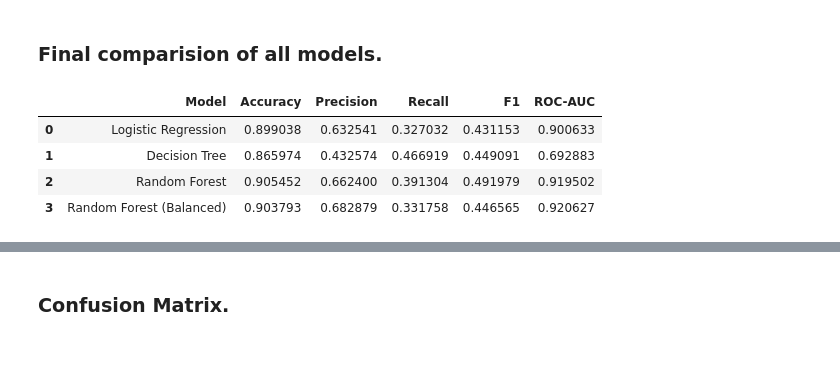
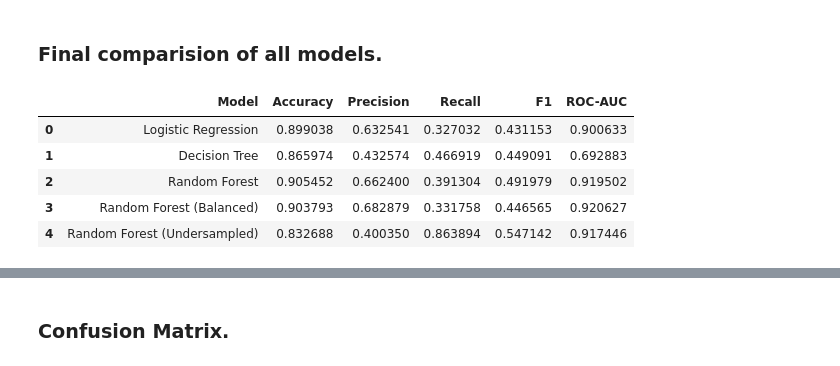
Before and after one commit to JISOOUNNIE1234/MSc_Data_Science_Project, a Jupyter notebook: DS_Project_Srujan.ipynb, the cells around one changed output, grey strips where cells are left out. Drawn from its saved outputs; the diff is of its cells as text; code cells hidden in the pictures.

```diff
--- a/DS_Project_Srujan.ipynb
+++ b/DS_Project_Srujan.ipynb
@@ -649,0 +610,12 @@ plt.show()
+# %%
+# Apply Undersampling.
+
+rus = RandomUnderSampler(random_state=42)
+
+X_train_rus, y_train_rus = rus.fit_resample(X_train, y_train)
+
+print("Before Undersampling:")
+print(y_train.value_counts())
+
+print("\nAfter Undersampling:")
+print(y_train_rus.value_counts())
@@ -649,0 +634,9 @@ plt.show()
+# %%
+# Train Model.
+
+rf_rus = RandomForestClassifier(random_state=42)
+
+rf_rus.fit(X_train_rus, y_train_rus)
+
+y_pred_rf_rus = rf_rus.predict(X_test)
+y_prob_rf_rus = rf_rus.predict_proba(X_test)[:, 1]
@@ -652,18 +659,24 @@ plt.show()
 # %%
 from sklearn.metrics import accuracy_score, precision_score, recall_score, f1_score, roc_auc_score
 
 results = [
     ["Logistic Regression", accuracy_score(y_test, y_pred_log), precision_score(y_test, y_pred_log), recall_score(y_test, y_pred_log), f1_score(y_test, y_pred_log), roc_auc_score(y_test, y_prob_log)],
+
     ["Decision Tree", accuracy_score(y_test, y_pred_dt), precision_score(y_test, y_pred_dt), recall_score(y_test, y_pred_dt), f1_score(y_test, y_pred_dt), roc_auc_score(y_test, y_prob_dt)],
+
     ["Random Forest", accuracy_score(y_test, y_pred_rf), precision_score(y_test, y_pred_rf), recall_score(y_test, y_pred_rf), f1_score(y_test, y_pred_rf), roc_auc_score(y_test, y_prob_rf)],
-    ["Random Forest (Balanced)", accuracy_score(y_test, y_pred_rf_bal), precision_score(y_test, y_pred_rf_bal), recall_score(y_test, y_pred_rf_bal), f1_score(y_test, y_pred_rf_bal), roc_auc_score(y_test, y_prob_rf_bal)]
+
+    ["Random Forest (Balanced)", accuracy_score(y_test, y_pred_rf_bal), precision_score(y_test, y_pred_rf_bal), recall_score(y_test, y_pred_rf_bal), f1_score(y_test, y_pred_rf_bal), roc_auc_score(y_test, y_prob_rf_bal)],  # ✅ comma here
+
+    ["Random Forest (Undersampled)", accuracy_score(y_test, y_pred_rf_rus), precision_score(y_test, y_pred_rf_rus), recall_score(y_test, y_pred_rf_rus), f1_score(y_test, y_pred_rf_rus), roc_auc_score(y_test, y_prob_rf_rus)]
 ]
 
 results_df = pd.DataFrame(results, columns=["Model", "Accuracy", "Precision", "Recall", "F1", "ROC-AUC"])
 results_df
 # %% [output]
 |  | Model | Accuracy | Precision | Recall | F1 | ROC-AUC |
 | 0 | Logistic Regression | 0.899038 | 0.632541 | 0.327032 | 0.431153 | 0.900633 |
 | 1 | Decision Tree | 0.865974 | 0.432574 | 0.466919 | 0.449091 | 0.692883 |
 | 2 | Random Forest | 0.905452 | 0.662400 | 0.391304 | 0.491979 | 0.919502 |
 | 3 | Random Forest (Balanced) | 0.903793 | 0.682879 | 0.331758 | 0.446565 | 0.920627 |
+| 4 | Random Forest (Undersampled) | 0.832688 | 0.400350 | 0.863894 | 0.547142 | 0.917446 |
```
Also changed, not shown: parts of 13 cells of this notebook.
